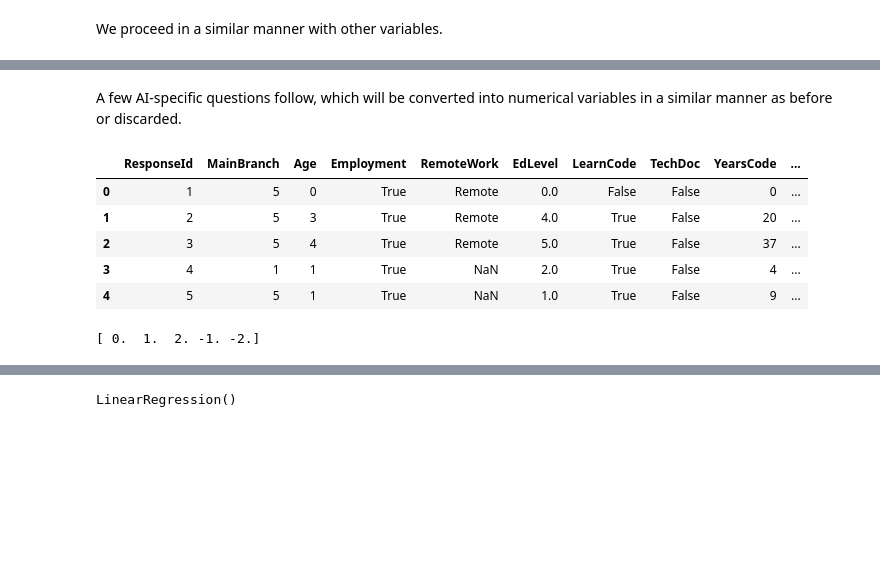
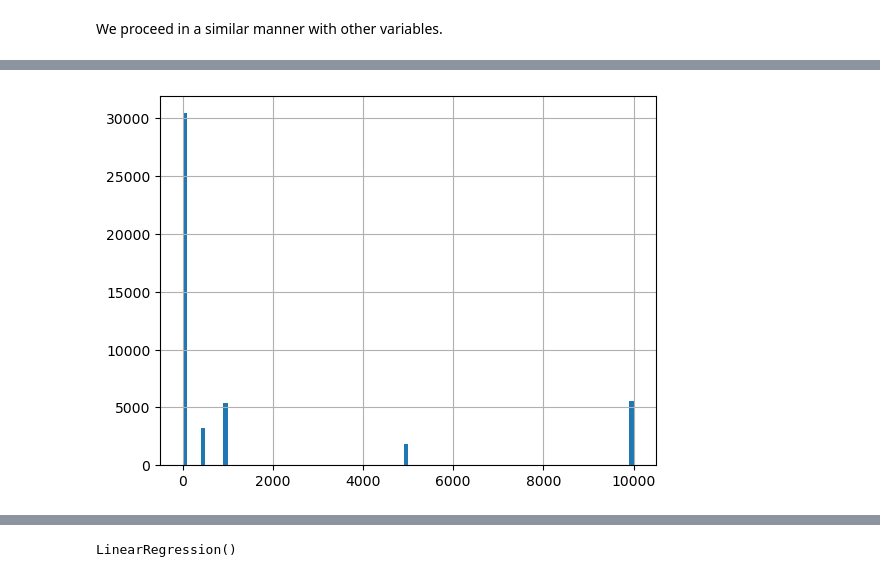
Before and after one commit to LucWill/so_satisfaction, a Jupyter notebook: Learning_Satisfaction.ipynb, the cells around one changed output, grey strips where cells are left out. Cells and saved outputs as stored; diff of their text form; code cells hidden in the pictures; blank space fills up the shorter version.

```diff
--- a/Learning_Satisfaction.ipynb
+++ b/Learning_Satisfaction.ipynb
@@ -43,6 +156,3 @@ The query regarding employment is quite specific. We simplify the whole thing an
 # %%
 keywords = ['Employed, full-time', 'Employed, part-time', 'freelancer', 'Student, full-time', 'Student, part-time']
-df_red['Employment'] = df_red['Employment'].apply(lambda x: any(k in x for k in keywords))
-
-df_red = df_red.drop(columns=['Check'])
-df_red.head()
+df['Employment'] = df['Employment'].apply(lambda x: any(k in x for k in keywords))
@@ -128,44 +181,0 @@ df_red = df_red.drop(columns=['NEWSOSites', 'SOVisitFreq', 'SOAccount', 'SOPartF
-# %% [markdown]
-A few AI-specific questions follow, which will be converted into numerical variables in a similar manner as before or discarded.
-# %%
-ai_dict = {'Yes': 2, 'No, but I plan to soon' : 1, "No, and I don't plan to": 0, np.nan: 0}
-df_red['AISelect'] = df_red['AISelect'].replace(ai_dict)
-df_red['AISelect'] = df_red['AISelect'].astype(int)
-
-ai_dict = {'Very unfavorable': -2, 'Unfavorable' : -1, 'Indifferent': 0, 'Unsure':0, 'Favorable': 1, 'Very favorable': 2, np.nan: 0}
-df_red['AISent'] = df_red['AISent'].replace(ai_dict)
-
-ai_dict = {'Highly distrust': -2, 'Somewhat distrust' : -1, 'Neither trust nor distrust': 0, 'Somewhat trust':1, 'Highly trust': 2}
-df_red['AIAcc'] = df_red['AIAcc'].replace(ai_dict)
-
-ai_dict = {'Very poor at handling complex tasks': -2, 'Bad at handling complex tasks' : -1,
-           'Neither good or bad at handling complex tasks': 0, 'Good, but not great at handling complex tasks':1,
-           'Very well at handling complex tasks': 2}
-df_red['AIComplex'] = df_red['AIComplex'].replace(ai_dict)
-df_red['AIComplex'].fillna(0, inplace=True)
-
-df_red['AIToolCurrently Using'] = df_red['AIToolCurrently Using'].apply(lambda x: str(x).count(';')+1)
-
-df_red = df_red.drop(columns=['AIBen', 'AIThreat', 'AIAcc', 'AIToolInterested in Using', 'AIToolNot interested in Using',
-                              'AINextMuch more integrated', 'AINextNo change', 'AINextMore integrated', 'AINextLess integrated',
-                              'AINextMuch less integrated', 'AIEthics', 'AIChallenges', 'TBranch', 'ICorPM'])
-
-df_red.head()
-# %% [output]
-|  | ResponseId | MainBranch | Age | Employment | RemoteWork | EdLevel | LearnCode | TechDoc | YearsCode | ... |
-| 0 | 1 | 5 | 0 | True | Remote | 0.0 | False | False | 0 | ... |
-| 1 | 2 | 5 | 3 | True | Remote | 4.0 | True | False | 20 | ... |
-| 2 | 3 | 5 | 4 | True | Remote | 5.0 | True | False | 37 | ... |
-| 3 | 4 | 1 | 1 | True | NaN | 2.0 | True | False | 4 | ... |
-| 4 | 5 | 5 | 1 | True | NaN | 1.0 | True | False | 9 | ... |
-# %%
-# again translation o
-knowledge_dict = {'Agree':1, 'Strongly agree': 2,  'Neither agree nor disagree': 0,  'Disagree': -1,
- 'Strongly disagree': -2, np.nan: 0}
-
-for i in list(range(1, 10)):
-    df_red['Knowledge_'+str(i)] = df_red['Knowledge_'+str(i)].replace(knowledge_dict)
-
-print(df_red['Knowledge_1'].unique())
-# %% [output]
-[ 0.  1.  2. -1. -2.]
@@ -174,16 +182,18 @@ df_red = df_red.drop(columns=['Frequency_1', 'Frequency_2', 'Frequency_3'])
 # %%
-time_dict = {'Less than 15 minutes a day':0, '15-30 minutes a day': 1,  '30-60 minutes a day': 2,  '60-120 minutes a day': 3, 'Over 120 minutes a day': 4, np.nan: 3}
-df_red['TimeSearching'] = df_red['TimeSearching'].replace(time_dict)
-df_red['TimeAnswering'] = df_red['TimeAnswering'].replace(time_dict)
+# The ConvertedCompYearly-distribution is right-skewed. We replace missing values by the median.
+df['ConvertedCompYearly'].fillna(df['ConvertedCompYearly'].median(), inplace=True)
 
-df_red['Frustration'] = df_red['Frustration'].apply(lambda x: str(x).count(';')+1)
+# The OrgSize-distribution is right-skewed. We replace missing values by the median.
+df['OrgSize'].hist(bins = 100)
+df['OrgSize'] = df['OrgSize'].fillna(df['OrgSize'].median())
 
-df_red = df_red.drop(columns=['ProfessionalTech', 'ProfessionalCloud', 'ProfessionalQuestion', 'SurveyLength', 'SurveyEase'])
+# Missing values in influence are considered as little or no influence
+df['PurchaseInfluence'] = df['PurchaseInfluence'].fillna(0)
 
-keywords=['Software Development', 'Computer Systems Design and Services', 'Internet, Telecomm or Information Services', 'Fintech', 'Energy', 'Government', 'Banking/Financial Services', 'Manufacturing', 'Transportation, or Supply Chain', 'Healthcare', 'Retail and Consumer Services', 'Higher Education', 'Media & Advertising Services', 'Insurance']
-df_red['Industry'] = df_red['Industry'].apply(lambda x: x if any(k in str(x) for k in keywords) else pd.NA)
-
-df_red['ConvertedCompYearly'].fillna(df_red['ConvertedCompYearly'].mean(), inplace=True)
+# Missing values are taken as tools doing not well
+df['AIComplex'].fillna(0, inplace=True)
+# %% [output]
+[figure, added]
 # %%
 # The JobSatPoints-columns ask for the importance of different attributes and their contribution to satisfaction
 # Here we expect NaN-values to assign no contribution.
```
Also changed, not shown: parts of 44 cells of this notebook.
